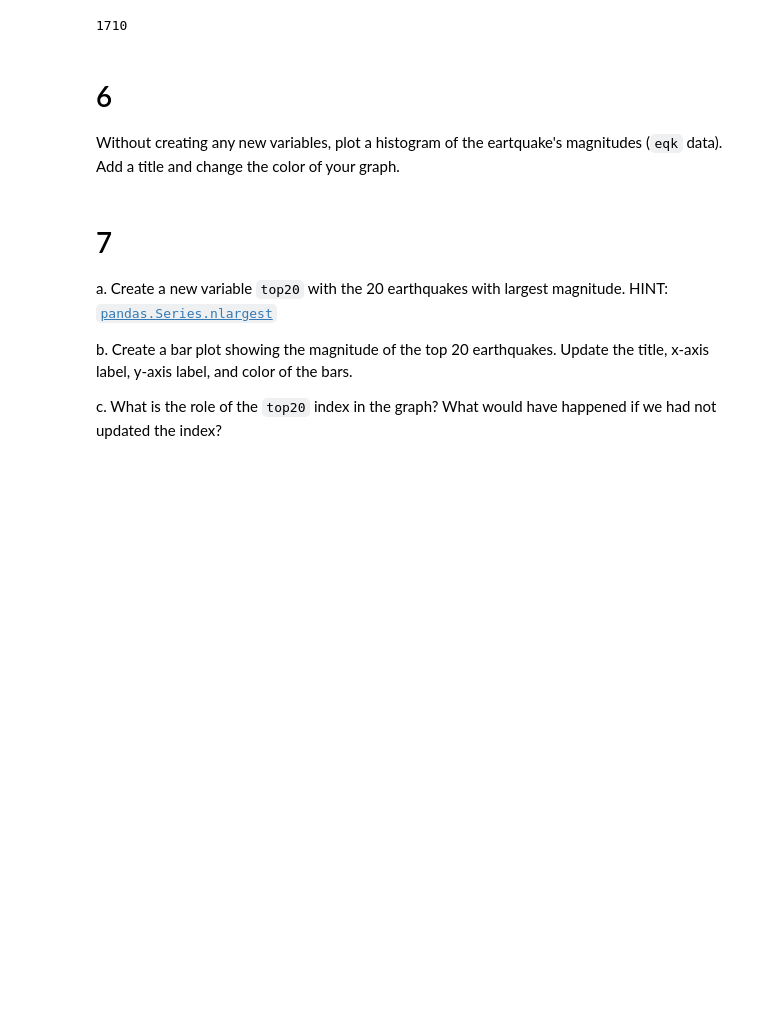
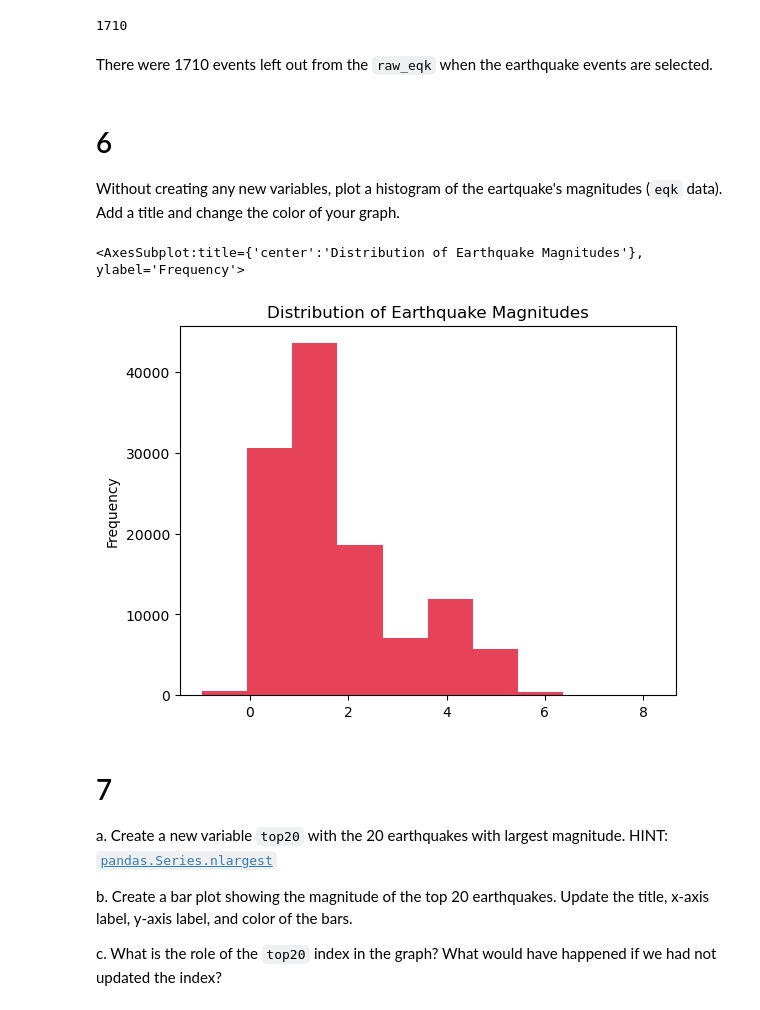
Before and after one commit to lunacatalan/eds220-hwk-1, a Jupyter notebook: hwk1-task4.ipynb, the cells around one changed output. Saved outputs shown, nothing was run; the diff lists cells and outputs as text; code cells hidden in the pictures; blank space fills up the shorter version.

Commit message:
plots added

```diff
--- a/hwk1-task4.ipynb
+++ b/hwk1-task4.ipynb
@@ -95,7 +95,7 @@ b. Update the index of `eqk` to be the `id` column of the dataframe.
 c. Check the new index by viewing the first 3 rows of `eqk`.
 # %%
 # df of only earthquake events
-eqk = raw_eqk[raw_eqk.type == 'earthquake'].type
+eqk = raw_eqk[raw_eqk.type == 'earthquake']
 eqk
 
 # update index of eqk with the rows from raw_eqk that had earthquake events id name
@@ -120,6 +120,8 @@ HINT: There are *many* ways you can get this information. One could be to use (2
 raw_eqk.shape[0] - eqk.shape[0]
 # %% [output]
 1710
+# %% [markdown]
+There were 1710 events left out from the `raw_eqk` when the earthquake events are selected.
 # %% [markdown]
 # 6
 Without creating any new variables, plot a histogram of the eartquake's magnitudes (`eqk` data). Add a title and change the color of your graph.
@@ -128,3 +128,13 @@ Without creating any new variables, plot a histogram of the eartquake's magnitud
+# %%
+# plot histogram of magnitude
+# first select mag from eqk
+eqk.mag.plot(kind = 'hist',
+            title = 'Distribution of Earthquake Magnitudes', # update title
+            color = '#E64358FF' # change color
+            )
+# %% [output]
+<AxesSubplot:title={'center':'Distribution of Earthquake Magnitudes'}, ylabel='Frequency'>
+[figure, added]
 # %% [markdown]
 # 7
 
```
Also changed, not shown: parts of 4 cells of this notebook.
